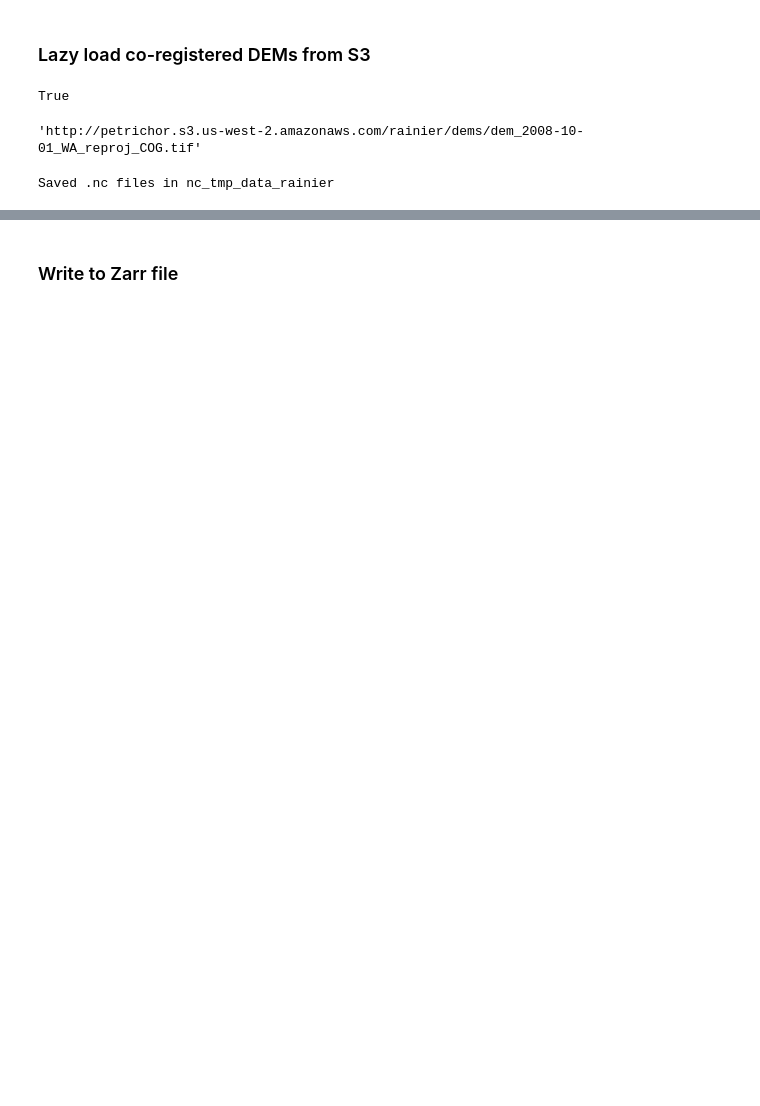
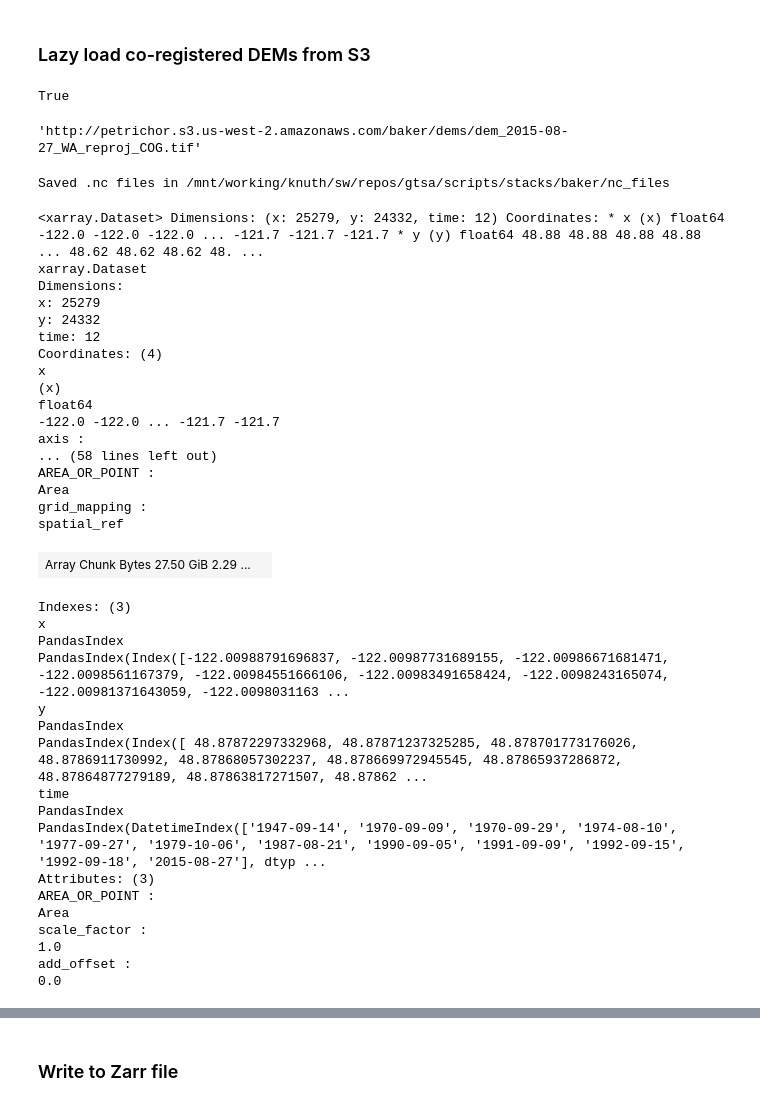
Before and after one commit to friedrichknuth/gtsa, a Jupyter notebook: notebooks/stack_dems.ipynb, the cells around one changed output, grey strips where cells are left out. Drawn from its saved outputs; the diff is of its cells as text; code cells hidden in the pictures; blank space fills up the shorter version.

Commit message:
add stacking script

```diff
--- a/notebooks/stack_dems.ipynb
+++ b/notebooks/stack_dems.ipynb
@@ -8,7 +8,7 @@ import pandas as pd
 ### Lazy load co-registered DEMs from S3
 # %%
 s3_bucket_name = 'petrichor'
-folder = 'rainier/dems/'
+folder = 'baker/dems/'
 # %%
 cog_urls = gtsa.io.parse_urls_from_S3_bucket(s3_bucket_name,
                                              aws_server_url = 's3.us-west-2.amazonaws.com',
@@ -26,14 +26,52 @@ True
 ref_dem = cog_urls[-1]
 ref_dem
 # %% [output]
-'http://petrichor.s3.us-west-2.amazonaws.com/rainier/dems/dem_2008-10-01_WA_reproj_COG.tif'
+'http://petrichor.s3.us-west-2.amazonaws.com/baker/dems/dem_2015-08-27_WA_reproj_COG.tif'
 # %%
 ds = gtsa.io.xr_stack_geotifs(cog_urls,
                               date_times,
                               ref_dem,
                               resampling="bilinear",
                               save_to_nc = True,
-                              nc_out_dir = './nc_tmp_data_rainier',
+                              nc_out_dir = '/mnt/working/knuth/sw/repos/gtsa/scripts/stacks/baker/nc_files',
                               overwrite = False)
 # %% [output]
-Saved .nc files in nc_tmp_data_rainier
+Saved .nc files in /mnt/working/knuth/sw/repos/gtsa/scripts/stacks/baker/nc_files
+# %%
+ds
+# %% [output]
+<xarray.Dataset> Dimensions: (x: 25279, y: 24332, time: 12) Coordinates: * x (x) float64 -122.0 -122.0 -122.0 ... -121.7 -121.7 -121.7 * y (y) float64 48.88 48.88 48.88 48.88 ... 48.62 48.62 48.62 48. ...
+xarray.Dataset
+Dimensions:
+x: 25279
+y: 24332
+time: 12
+Coordinates: (4)
+x
+(x)
+float64
+-122.0 -122.0 ... -121.7 -121.7
+axis :
+... (58 lines left out)
+AREA_OR_POINT :
+Area
+grid_mapping :
+spatial_ref
+| Array Chunk Bytes 27.50 GiB 2.29 ... |  |
+Indexes: (3)
+x
+PandasIndex
+PandasIndex(Index([-122.00988791696837, -122.00987731689155, -122.00986671681471, -122.0098561167379, -122.00984551666106, -122.00983491658424, -122.0098243165074, -122.00981371643059, -122.0098031163 ...
+y
+PandasIndex
+PandasIndex(Index([ 48.87872297332968, 48.87871237325285, 48.878701773176026, 48.8786911730992, 48.87868057302237, 48.878669972945545, 48.87865937286872, 48.87864877279189, 48.87863817271507, 48.87862 ...
+time
+PandasIndex
+PandasIndex(DatetimeIndex(['1947-09-14', '1970-09-09', '1970-09-29', '1974-08-10', '1977-09-27', '1979-10-06', '1987-08-21', '1990-09-05', '1991-09-09', '1992-09-15', '1992-09-18', '2015-08-27'], dtyp ...
+Attributes: (3)
+AREA_OR_POINT :
+Area
+scale_factor :
+1.0
+add_offset :
+0.0
```
Also changed, not shown: parts of 6 cells of this notebook, 6 other files.
